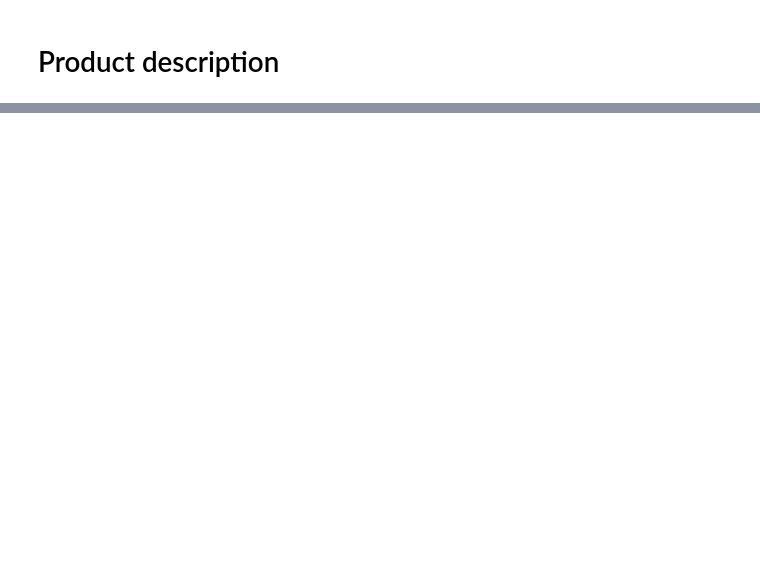
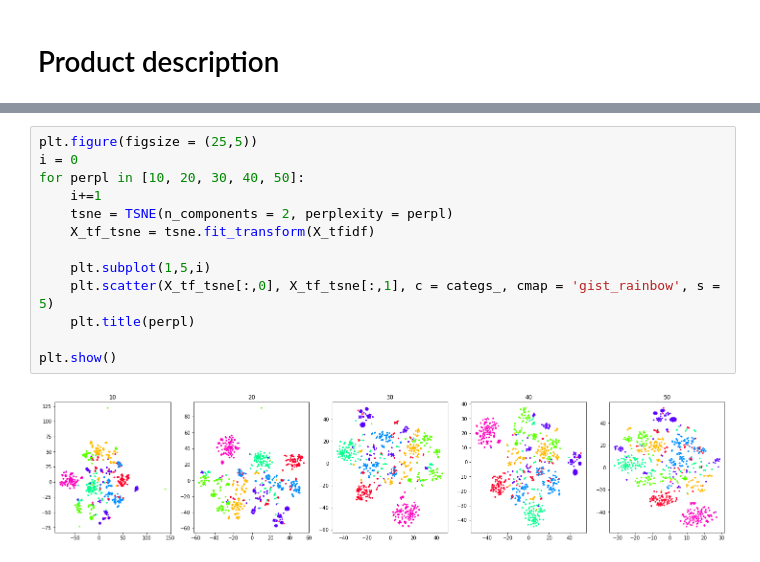
Before and after one commit to AHollierDS/ParcoursDS_Projet6, a Jupyter notebook: P6_01-text_processing.ipynb, the cells around one changed output, grey strips where cells are left out. Drawn from its saved outputs; the diff is of its cells as text; blank space fills up the shorter version.

```diff
--- a/P6_01-text_processing.ipynb
+++ b/P6_01-text_processing.ipynb
@@ -201,0 +273,15 @@ df_shrink = pd.DataFrame(pca.fit_transform(df_))
+# %%
+plt.figure(figsize = (25,5))
+i = 0
+for perpl in [10, 20, 30, 40, 50]:
+    i+=1
+    tsne = TSNE(n_components = 2, perplexity = perpl)
+    X_tf_tsne = tsne.fit_transform(X_tfidf)
+
+    plt.subplot(1,5,i)
+    plt.scatter(X_tf_tsne[:,0], X_tf_tsne[:,1], c = categs_, cmap = 'gist_rainbow', s = 5)
+    plt.title(perpl)
+
+plt.show()
+# %% [output]
+[figure, added]
```
Also changed, not shown: parts of 26 cells of this notebook.
